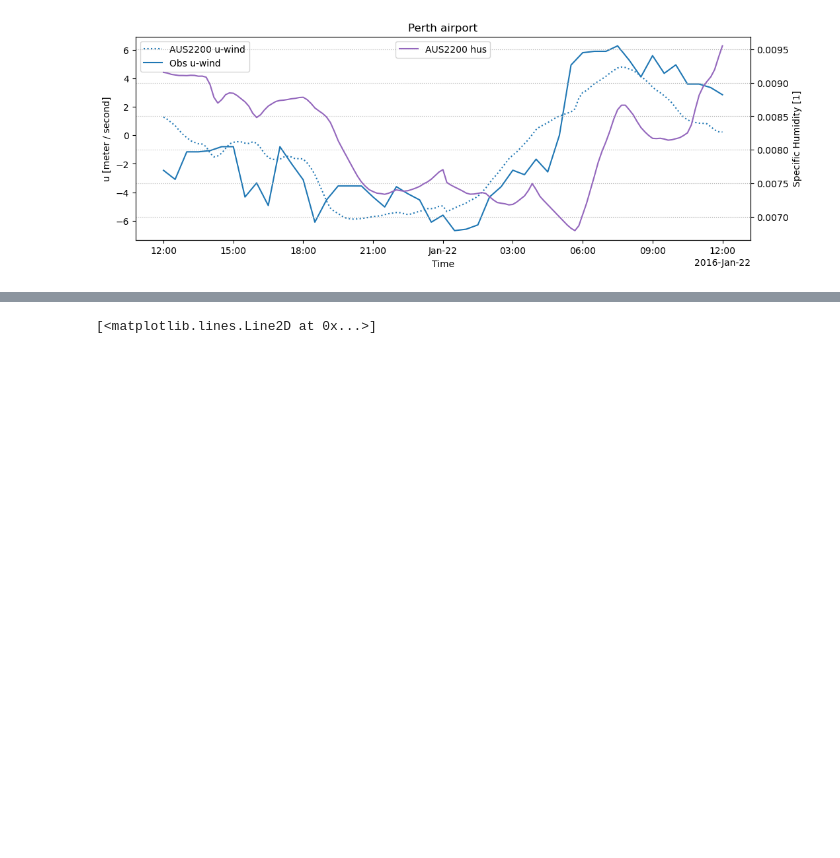
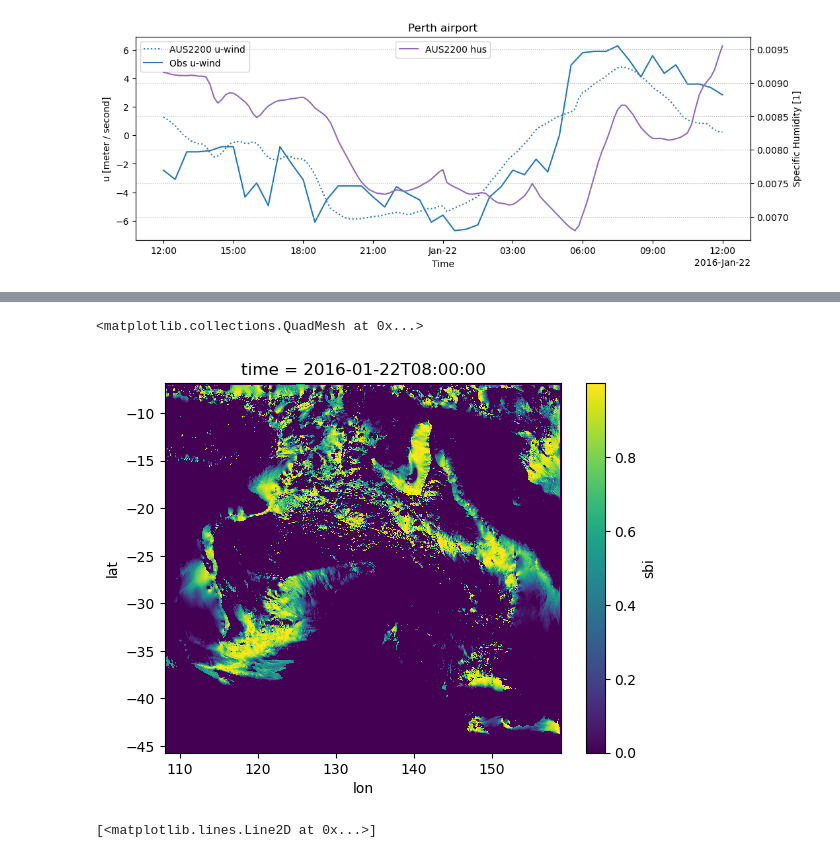
Before and after one commit to andrewbrown31/sea_breeze, a Jupyter notebook: test_notebooks/aus2200_prelim.ipynb, the cells around one changed output, grey strips where cells are left out. Drawn from its saved outputs; the diff is of its cells as text; code cells hidden in the pictures; blank space fills up the shorter version.

```diff
--- a/test_notebooks/aus2200_prelim.ipynb
+++ b/test_notebooks/aus2200_prelim.ipynb
@@ -135,0 +137,5 @@ aus2200_zmla = interp_times(
+# %%
+aus2200_zmla = load_aus2200_variable(["zmla"],t1_zmla,t2_zmla,"mjo-elnino",lon_slice,lat_slice,"1hr",chunks="auto")[0]
+# %%
+aus2200_zmla = (aus2200_zmla.isel(time=slice(0,-1)).assign_coords({"time":aus2200_ua.time}) +
+                aus2200_zmla.isel(time=slice(1,aus2200_zmla.time.shape[0])).assign_coords({"time":aus2200_ua.time})) / 2
@@ -136,12 +182,24 @@ aus2200_zmla = interp_times(
 # %%
 #Compute SBI with unified chunks
-sbi = single_col_circulation(aus2200_wind.rename({"lev":"height"}),
-                            angle_ds.chunk({"lat":sbi_latlon_chunks,"lon":sbi_latlon_chunks}),
-                            subtract_mean=True,
+sbi_time_chunks = 1
+sbi_latlon_chunks = 50
+sbi_lev_chunks = -1
+
+
+sbi = calc_sbi(aus2200_wind.rename({"lev":"height"}),
+                            angle_ds,
+                            subtract_mean=False,
                             height_mean=False,
                             height_method="blh",
-                            blh_da=aus2200_zmla["zmla"].chunk({"time":sbi_time_chunks,"lat":sbi_latlon_chunks,"lon":sbi_latlon_chunks}),
+                            blh_da=aus2200_zmla,
                             alpha_height=0)
+# %%
+sbi_plot = sbi.sel(time="2016-01-22 08:00").compute()
+# %%
+sbi_plot.sbi.plot()
+# %% [output]
+<matplotlib.collections.QuadMesh at 0x...>
+[figure, added]
 # %%
 plt.figure(figsize=[12,4])
 
```
Also changed, not shown: parts of 23 cells of this notebook, 6 other files.
